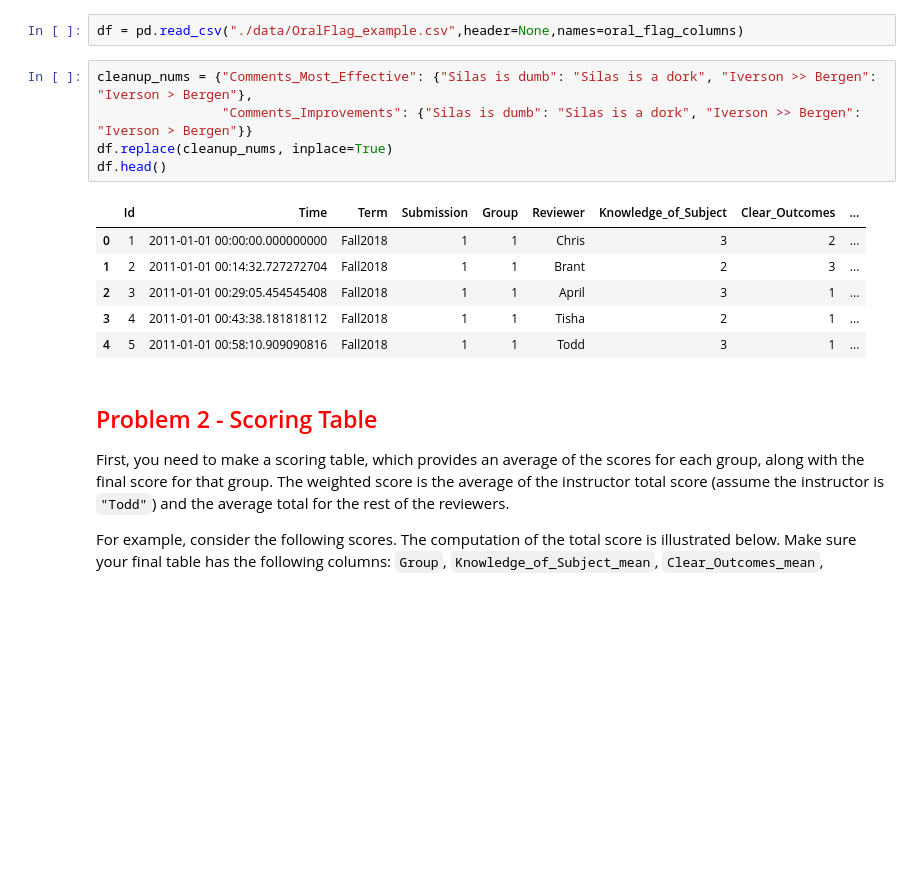
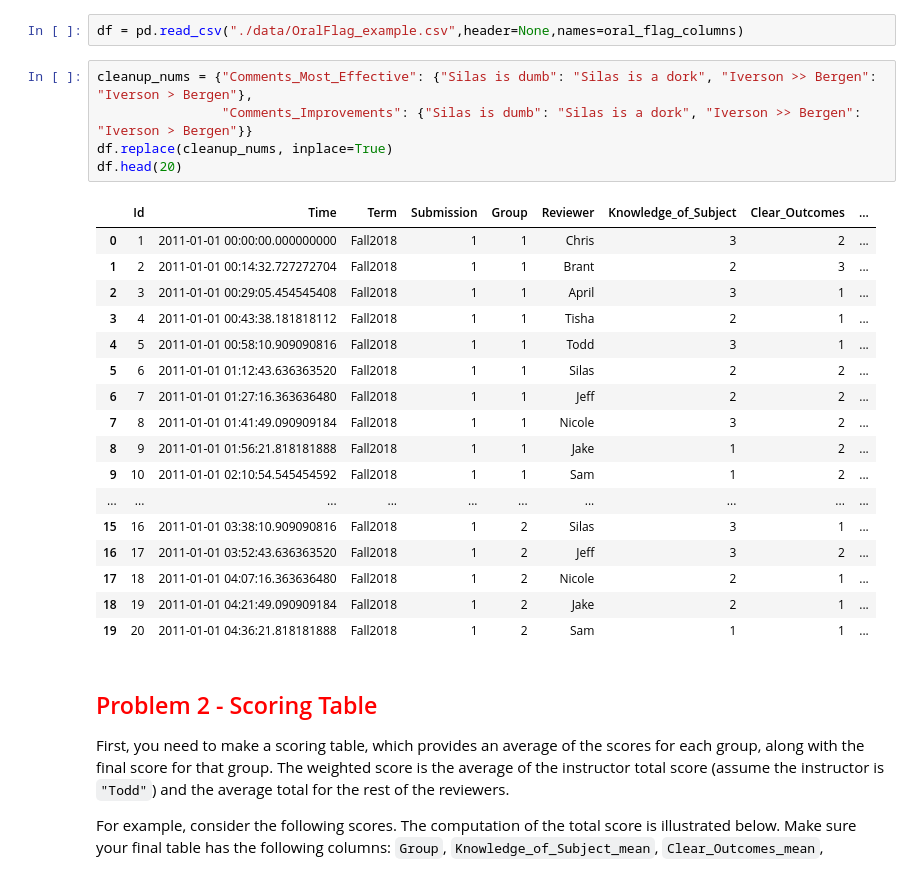
Before and after one commit to SMiertschin/DSCI430, a Jupyter notebook: Lab_6_oral_flag_feedback_SM.ipynb, the cells around one changed output. Drawn from its saved outputs; the diff is of its cells as text; blank space fills up the shorter version.

```diff
--- a/Lab_6_oral_flag_feedback_SM.ipynb
+++ b/Lab_6_oral_flag_feedback_SM.ipynb
@@ -18,15 +18,26 @@ df = pd.read_csv("./data/OralFlag_example.csv",header=None,names=oral_flag_colum
 # %%
 cleanup_nums = {"Comments_Most_Effective": {"Silas is dumb": "Silas is a dork", "Iverson >> Bergen": "Iverson > Bergen"},
                 "Comments_Improvements": {"Silas is dumb": "Silas is a dork", "Iverson >> Bergen": "Iverson > Bergen"}}
 df.replace(cleanup_nums, inplace=True)
-df.head()
+df.head(20)
 # %% [output]
 |  | Id | Time | Term | Submission | Group | Reviewer | Knowledge_of_Subject | Clear_Outcomes | ... |
 | 0 | 1 | 2011-01-01 00:00:00.000000000 | Fall2018 | 1 | 1 | Chris | 3 | 2 | ... |
 | 1 | 2 | 2011-01-01 00:14:32.727272704 | Fall2018 | 1 | 1 | Brant | 2 | 3 | ... |
 | 2 | 3 | 2011-01-01 00:29:05.454545408 | Fall2018 | 1 | 1 | April | 3 | 1 | ... |
 | 3 | 4 | 2011-01-01 00:43:38.181818112 | Fall2018 | 1 | 1 | Tisha | 2 | 1 | ... |
 | 4 | 5 | 2011-01-01 00:58:10.909090816 | Fall2018 | 1 | 1 | Todd | 3 | 1 | ... |
+| 5 | 6 | 2011-01-01 01:12:43.636363520 | Fall2018 | 1 | 1 | Silas | 2 | 2 | ... |
+| 6 | 7 | 2011-01-01 01:27:16.363636480 | Fall2018 | 1 | 1 | Jeff | 2 | 2 | ... |
+| 7 | 8 | 2011-01-01 01:41:49.090909184 | Fall2018 | 1 | 1 | Nicole | 3 | 2 | ... |
+| 8 | 9 | 2011-01-01 01:56:21.818181888 | Fall2018 | 1 | 1 | Jake | 1 | 2 | ... |
+| 9 | 10 | 2011-01-01 02:10:54.545454592 | Fall2018 | 1 | 1 | Sam | 1 | 2 | ... |
+| ... | ... | ... | ... | ... | ... | ... | ... | ... | ... |
+| 15 | 16 | 2011-01-01 03:38:10.909090816 | Fall2018 | 1 | 2 | Silas | 3 | 1 | ... |
+| 16 | 17 | 2011-01-01 03:52:43.636363520 | Fall2018 | 1 | 2 | Jeff | 3 | 2 | ... |
+| 17 | 18 | 2011-01-01 04:07:16.363636480 | Fall2018 | 1 | 2 | Nicole | 2 | 1 | ... |
+| 18 | 19 | 2011-01-01 04:21:49.090909184 | Fall2018 | 1 | 2 | Jake | 2 | 1 | ... |
+| 19 | 20 | 2011-01-01 04:36:21.818181888 | Fall2018 | 1 | 2 | Sam | 1 | 1 | ... |
 # %% [markdown]
 ## <font color="red"> Problem 2 - Scoring Table</font>
 
```
Also changed, not shown: parts of 5 cells of this notebook, 1 other file.
